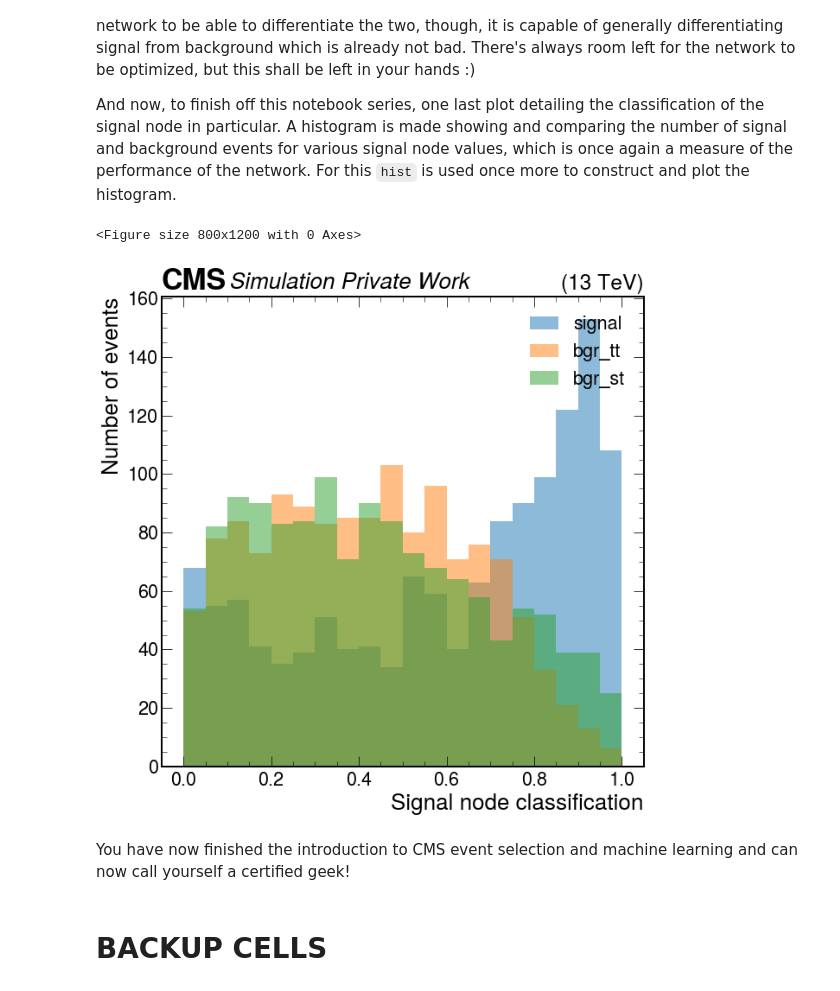
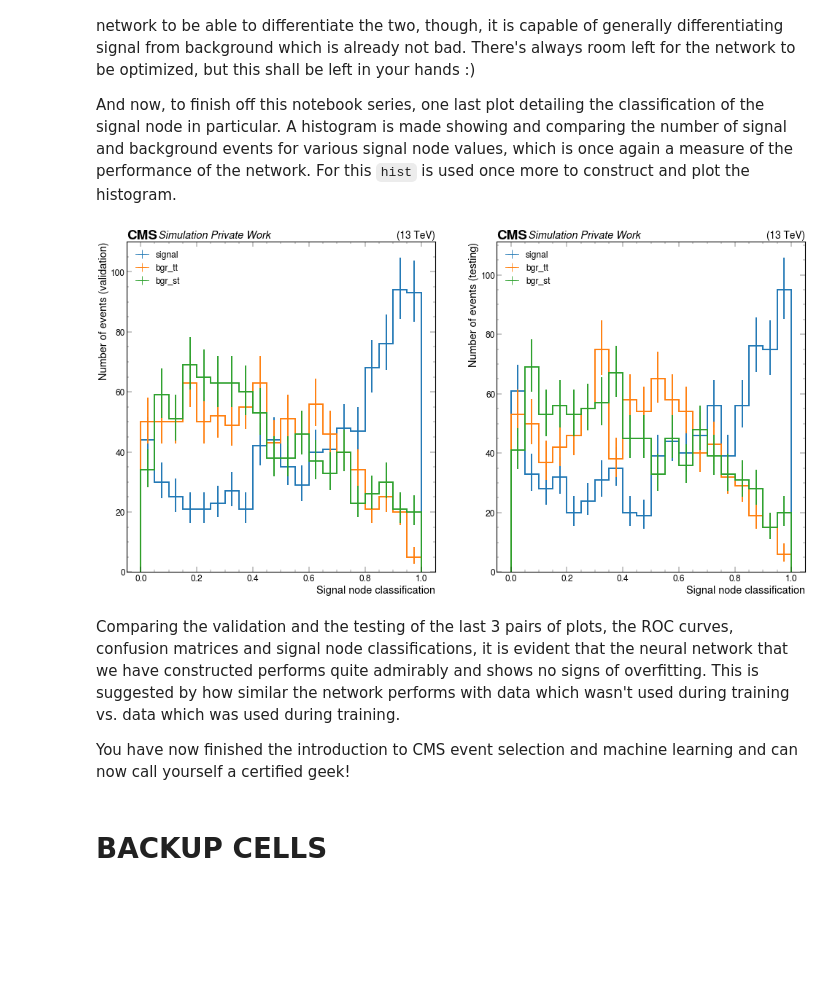
Before and after one commit to ArtMk/lhc-ml, a Jupyter notebook: 05_Training_in_Physics.ipynb, the cells around one changed output. Saved outputs shown, nothing was run; the diff lists cells and outputs as text; code cells hidden in the pictures; blank space fills up the shorter version.

```diff
--- a/05_Training_in_Physics.ipynb
+++ b/05_Training_in_Physics.ipynb
@@ -343,35 +383,52 @@ for count, process in enumerate(processes):
 # %%
 import mplhep
 
 plt.style.use(mplhep.style.CMS)
 
-fig = plt.figure(figsize = (20, 20*3/2), facecolor = 'white', dpi = 40)
+fig = plt.figure(figsize = (30, 15), facecolor = 'white', dpi = 40)
 
-plt.figure(figsize = (10, 10))
+axes = np.array([fig.add_subplot(1, 2, i) for i in range(1, 3)])
 
-mplhep.cms.label(label="Private Work")
+mplhep.cms.label(label="Private Work", ax = axes[0])
+mplhep.cms.label(label="Private Work", ax = axes[1])
 
 for count, process in enumerate(processes):
 
-    network_hist[count, :].plot1d(
-            #ax = axes[count],
-            overlay = "process",
-            histtype = "fill",
-            stack = False,
-            alpha = 0.5,
-            # edgecolor = (0, 0, 0, 0.3),
-            label = process
-        )
+    hist_builder(nn_input, training_split, validation_split)[count, :].plot1d(
+        ax = axes[0],
+        overlay = "process",
+        histtype = "step",
+        stack = False,
+        alpha = 1,
+        # edgecolor = (0, 0, 0, 0.3),
+        label = process,
+        linewidth = 3.5,
+    )
 
-plt.ylabel('Number of events')
+    hist_builder(nn_input, validation_split, test_split)[count, :].plot1d(
+        ax = axes[1],
+        overlay = "process",
+        histtype = "step",
+        stack = False,
+        alpha = 1,
+        # edgecolor = (0, 0, 0, 0.3),
+        label = process,
+        linewidth = 3.5,
 
-plt.legend()
+    )
+
+axes[0].set_ylabel('Number of events (validation)')
+axes[1].set_ylabel('Number of events (testing)')
+
+axes[0].legend()
+axes[1].legend()
 
 plt.show()
 # %% [output]
-<Figure size 800x1200 with 0 Axes>
-[figure, old version]
+[figure, new version]
 # %% [markdown]
+Comparing the validation and the testing of the last 3 pairs of plots, the ROC curves, confusion matrices and signal node classifications, it is evident that the neural network that we have constructed performs quite admirably and shows no signs of overfitting. This is suggested by how similar the network performs with data which wasn't used during training vs. data which was used during training.
+
 You have now finished the introduction to CMS event selection and machine learning and can now call yourself a certified geek!
 # %% [markdown]
 # BACKUP CELLS
```
Also changed, not shown: parts of 15 cells of this notebook.
